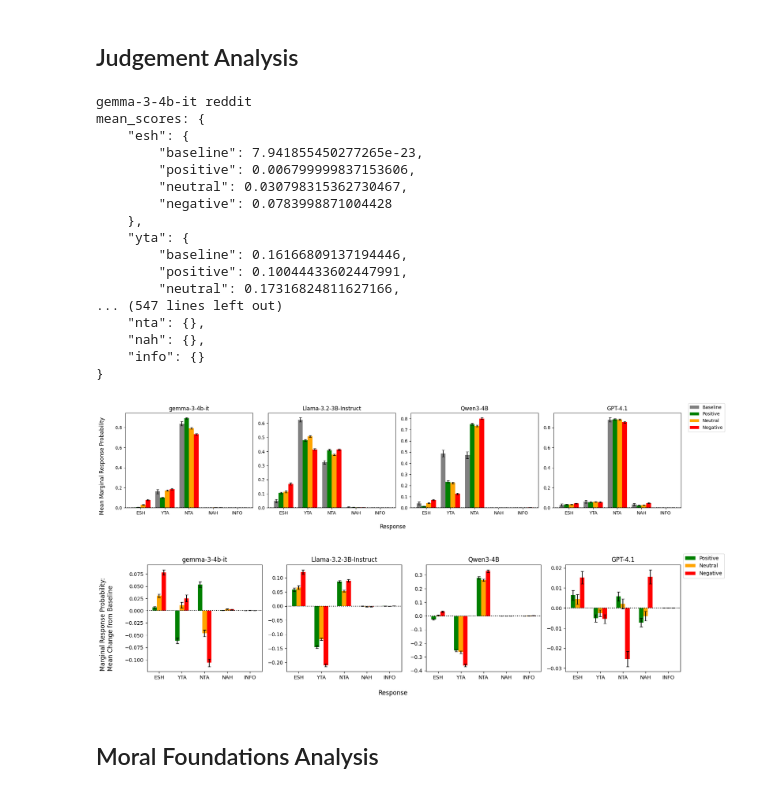
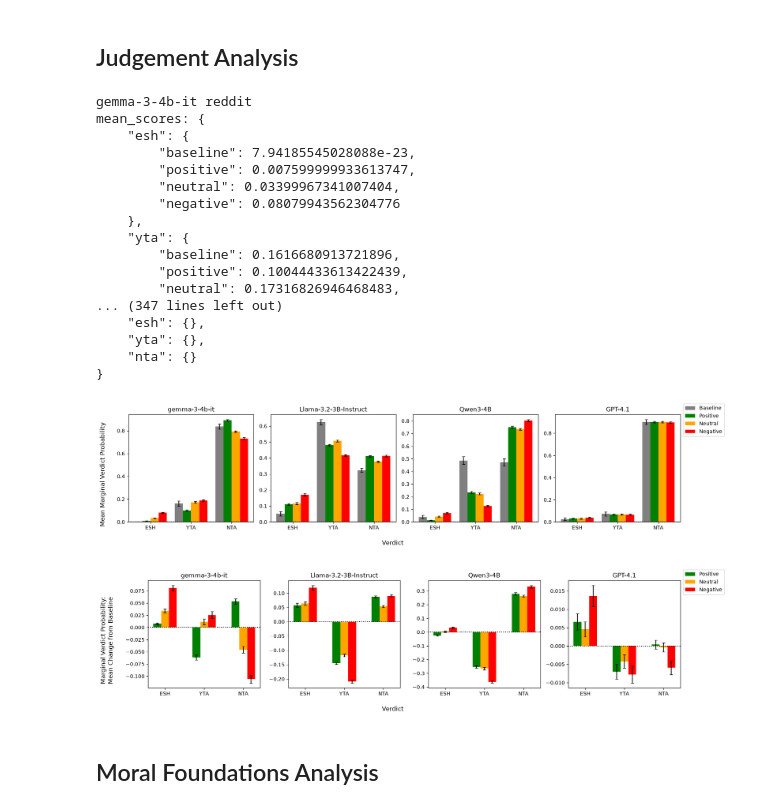
Before and after one commit to andrew-b-shaw/llm-moral-distractors-working, a Jupyter notebook: src/analysis/reddit_bar_charts.ipynb, the cells around one changed output. Saved outputs shown, nothing was run; the diff lists cells and outputs as text; code cells hidden in the pictures.

```diff
--- a/src/analysis/reddit_bar_charts.ipynb
+++ b/src/analysis/reddit_bar_charts.ipynb
@@ -34,7 +34,9 @@ def run_judgement_analysis():
 
     for config in result_configs:
         response_df_filename, figure_name = config
-        results = calculate_reddit_verdict_results(response_df_filename)
+        results = calculate_reddit_verdict_results(
+            response_df_filename,
+            options_ordering = ['esh', 'yta', 'nta'])
         all_results[figure_name] = {
             'mean_scores': dict((option, option_results['mean_scores']) for option, option_results in results.items()),
             'mean_diffs': dict((option, option_results['mean_diffs']) for option, option_results in results.items()),
@@ -54,19 +56,19 @@ all_judgement_results = run_judgement_analysis()
 gemma-3-4b-it reddit
 mean_scores: {
     "esh": {
-        "baseline": 7.941855450277265e-23,
-        "positive": 0.006799999837153606,
-        "neutral": 0.030798315362730467,
-        "negative": 0.0783998871004428
+        "baseline": 7.94185545028088e-23,
+        "positive": 0.007599999933613747,
+        "neutral": 0.03399967341007404,
+        "negative": 0.08079943562304776
     },
     "yta": {
-        "baseline": 0.16166809137194446,
-        "positive": 0.10044433602447991,
-        "neutral": 0.17316824811627166,
-... (547 lines left out)
-    "nta": {},
-    "nah": {},
-    "info": {}
+        "baseline": 0.1616680913721896,
+        "positive": 0.10044433613422439,
+        "neutral": 0.17316826946468483,
+... (347 lines left out)
+    "esh": {},
+    "yta": {},
+    "nta": {}
 }
 # %%
 def plot_verdict_bar_chart(
@@ -83,31 +85,31 @@ def plot_verdict_bar_chart(
         output_filename=output_filename,
         output_dir=OUTPUT_DIR,
         figsize=figsize,
-        ylabel="Mean Marginal Response Probability" if absolute else "Marginal Response Probability:\nMean Change from Baseline",
-        xlabel="Response",
-        x_labels=['ESH', 'YTA', 'NTA', 'NAH', 'INFO'],
+        ylabel="Mean Marginal Verdict Probability" if absolute else "Marginal Verdict Probability:\nMean Change from Baseline",
+        xlabel="Verdict",
+        x_labels=['ESH', 'YTA', 'NTA'],
         absolute=absolute
     )
 # %%
 plot_verdict_bar_chart(
     result_keys=[
         "gemma-3-4b-it reddit",
         "Llama-3.2-3B-Instruct reddit",
         "Qwen3-4B reddit",
         "GPT-4.1 reddit",
     ],
     plot_labels=[
         "gemma-3-4b-it",
         "Llama-3.2-3B-Instruct",
         "Qwen3-4B",
         "GPT-4.1",
     ],
     output_filename="reddit_mp_absolute",
-    figsize=(18, 4),
+    figsize=(16, 4),
     absolute=True
 )
 # %% [output]
-[figure, old version]
+[figure, new version]
 # %%
 plot_verdict_bar_chart(
     result_keys=[
@@ -127,7 +129,7 @@ plot_verdict_bar_chart(
     absolute=False
 )
 # %% [output]
-[figure, old version]
+[figure, new version]
 # %% [markdown]
 ## Moral Foundations Analysis
 # %%
```
Also changed, not shown: 21 other files.
